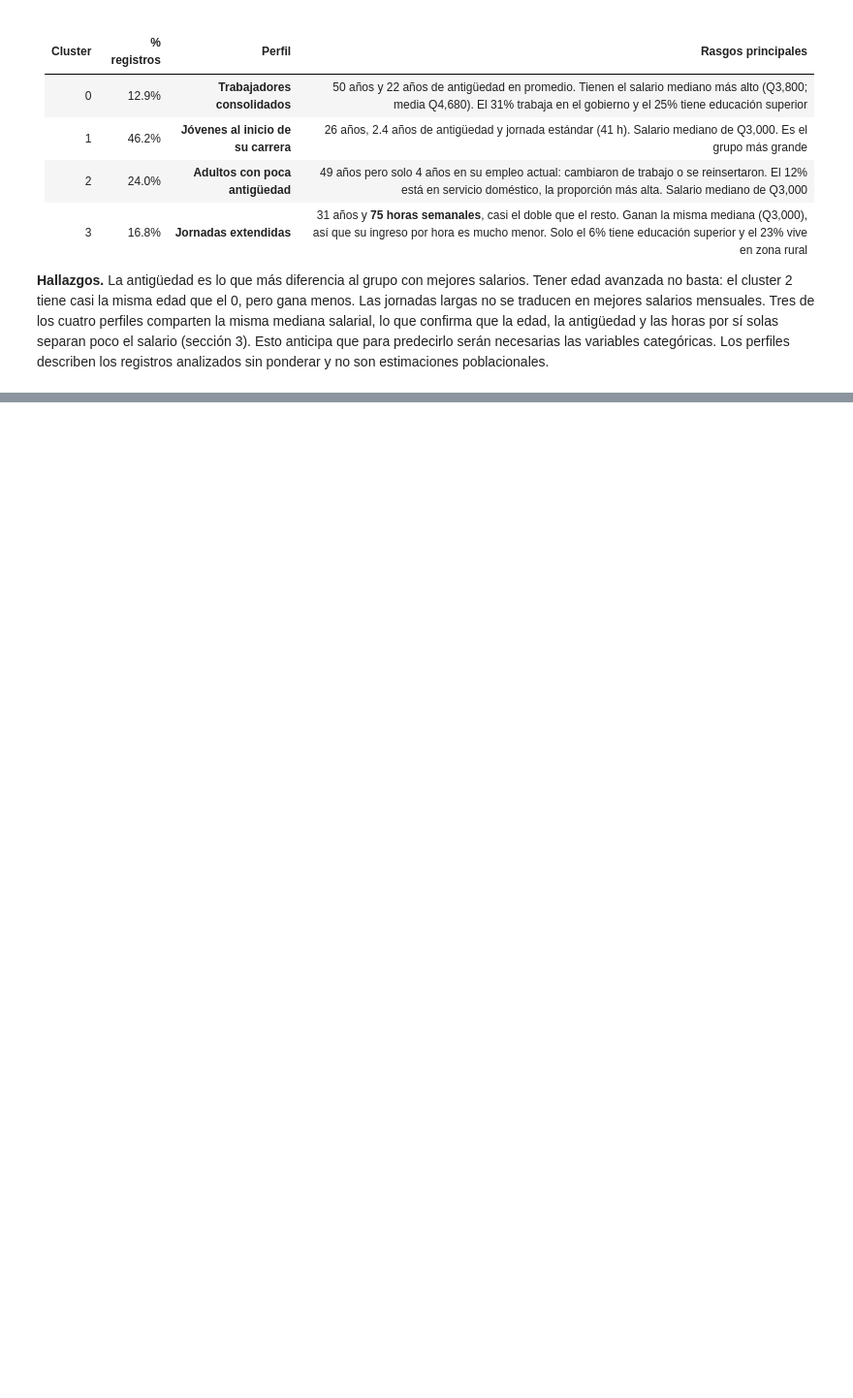
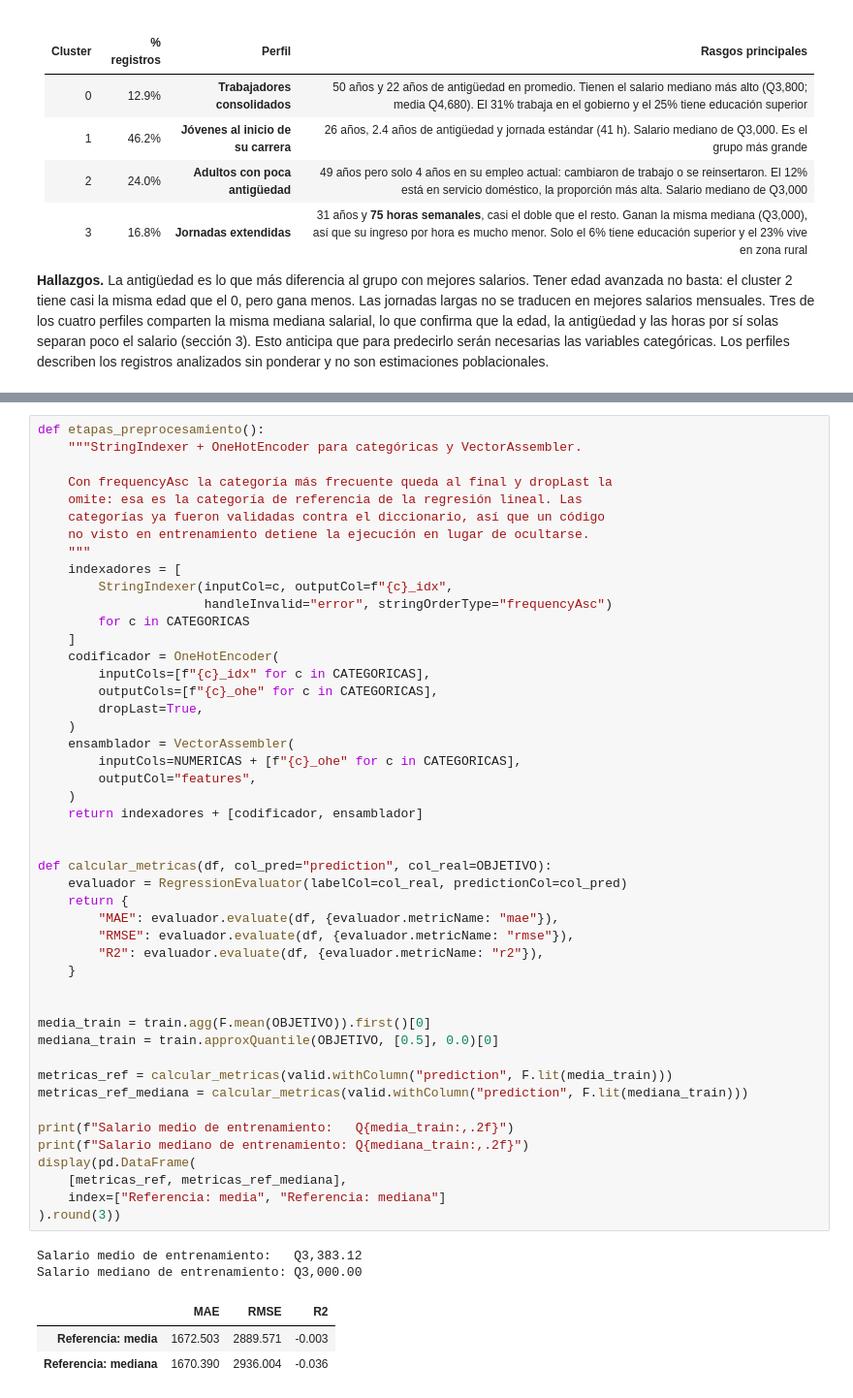
Before and after one commit to tismajo/CC3084-Laboratorio7, a Jupyter notebook: Laboratorio7.ipynb, the cells around one changed output, grey strips where cells are left out. Shown at 97% size. Saved outputs shown, nothing was run; the diff lists cells and outputs as text; blank space fills up the shorter version.

```diff
--- a/Laboratorio7.ipynb
+++ b/Laboratorio7.ipynb
@@ -2053,0 +2108,53 @@ analizados sin ponderar y no son estimaciones poblacionales.
+# %%
+def etapas_preprocesamiento():
+    """StringIndexer + OneHotEncoder para categóricas y VectorAssembler.
+
+    Con frequencyAsc la categoría más frecuente queda al final y dropLast la
+    omite: esa es la categoría de referencia de la regresión lineal. Las
+    categorías ya fueron validadas contra el diccionario, así que un código
+    no visto en entrenamiento detiene la ejecución en lugar de ocultarse.
+    """
+    indexadores = [
+        StringIndexer(inputCol=c, outputCol=f"{c}_idx",
+                      handleInvalid="error", stringOrderType="frequencyAsc")
+        for c in CATEGORICAS
+    ]
+    codificador = OneHotEncoder(
+        inputCols=[f"{c}_idx" for c in CATEGORICAS],
+        outputCols=[f"{c}_ohe" for c in CATEGORICAS],
+        dropLast=True,
+    )
+    ensamblador = VectorAssembler(
+        inputCols=NUMERICAS + [f"{c}_ohe" for c in CATEGORICAS],
+        outputCol="features",
+    )
+    return indexadores + [codificador, ensamblador]
+
+
+def calcular_metricas(df, col_pred="prediction", col_real=OBJETIVO):
+    evaluador = RegressionEvaluator(labelCol=col_real, predictionCol=col_pred)
+    return {
+        "MAE": evaluador.evaluate(df, {evaluador.metricName: "mae"}),
+        "RMSE": evaluador.evaluate(df, {evaluador.metricName: "rmse"}),
+        "R2": evaluador.evaluate(df, {evaluador.metricName: "r2"}),
+    }
+
+
+media_train = train.agg(F.mean(OBJETIVO)).first()[0]
+mediana_train = train.approxQuantile(OBJETIVO, [0.5], 0.0)[0]
+
+metricas_ref = calcular_metricas(valid.withColumn("prediction", F.lit(media_train)))
+metricas_ref_mediana = calcular_metricas(valid.withColumn("prediction", F.lit(mediana_train)))
+
+print(f"Salario medio de entrenamiento:   Q{media_train:,.2f}")
+print(f"Salario mediano de entrenamiento: Q{mediana_train:,.2f}")
+display(pd.DataFrame(
+    [metricas_ref, metricas_ref_mediana],
+    index=["Referencia: media", "Referencia: mediana"]
+).round(3))
+# %% [output]
+Salario medio de entrenamiento:   Q3,383.12
+Salario mediano de entrenamiento: Q3,000.00
+|  | MAE | RMSE | R2 |
+| Referencia: media | 1672.503 | 2889.571 | -0.003 |
+| Referencia: mediana | 1670.390 | 2936.004 | -0.036 |
```
Also changed, not shown: parts of 6 cells of this notebook.
